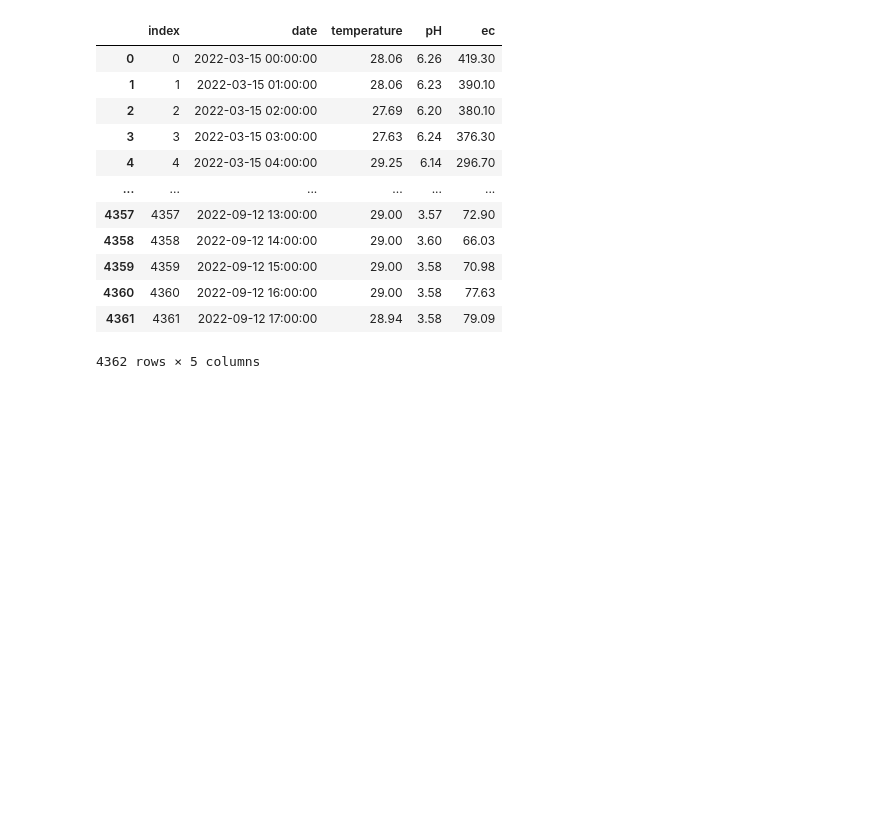
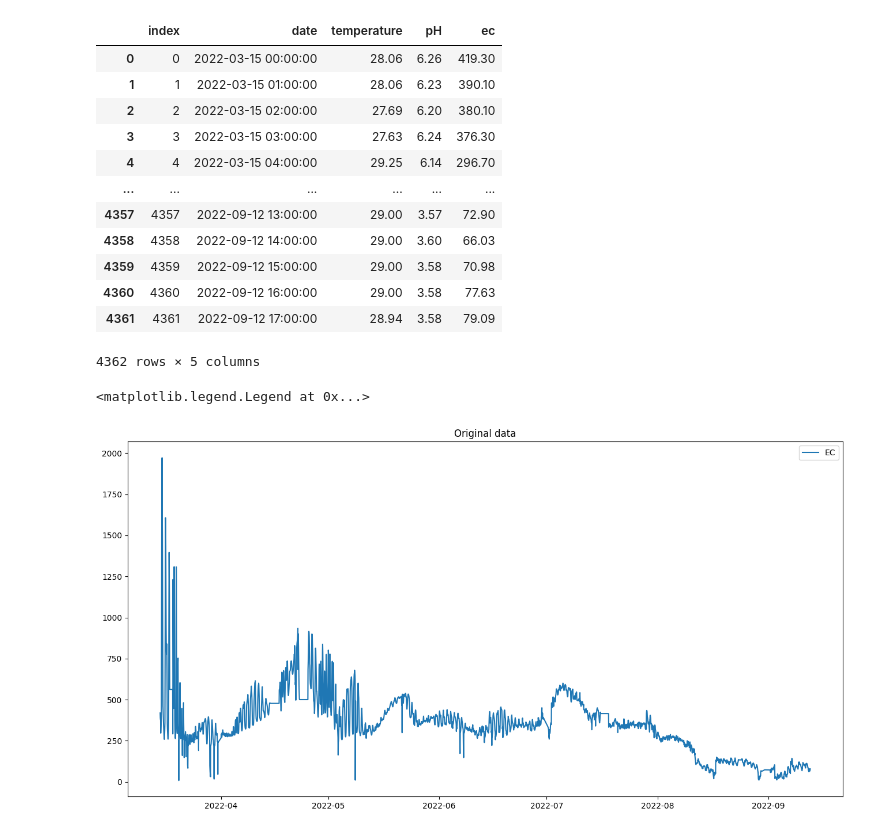
Before and after one commit to tanaponwet/salinity-predictive-system, a Jupyter notebook: water from meter.ipynb, the cells around one changed output. Saved outputs shown, nothing was run; the diff lists cells and outputs as text; code cells hidden in the pictures; blank space fills up the shorter version.

```diff
--- a/water from meter.ipynb
+++ b/water from meter.ipynb
@@ -175,4 +175,4 @@ df_train
 # df_train = df_train.resample("1H",on="date").mean().interpolate(method="time")
 # df_train.reset_index(inplace=True)
 # %%
-# df_train["ec_diff"] = df_train["ec"].diff()
+df_train["ec_diff"] = df_train["ec"].diff()
@@ -186,0 +179,8 @@ df_train
+# %%
+plt.figure(figsize=(16,8))
+plt.title("Original data")
+plt.plot(df_train["date"], df_train["ec"], label = "EC")
+plt.legend()
+# %% [output]
+<matplotlib.legend.Legend at 0x...>
+[figure, added]
```
Also changed, not shown: parts of 13 cells of this notebook, 3 other files.
